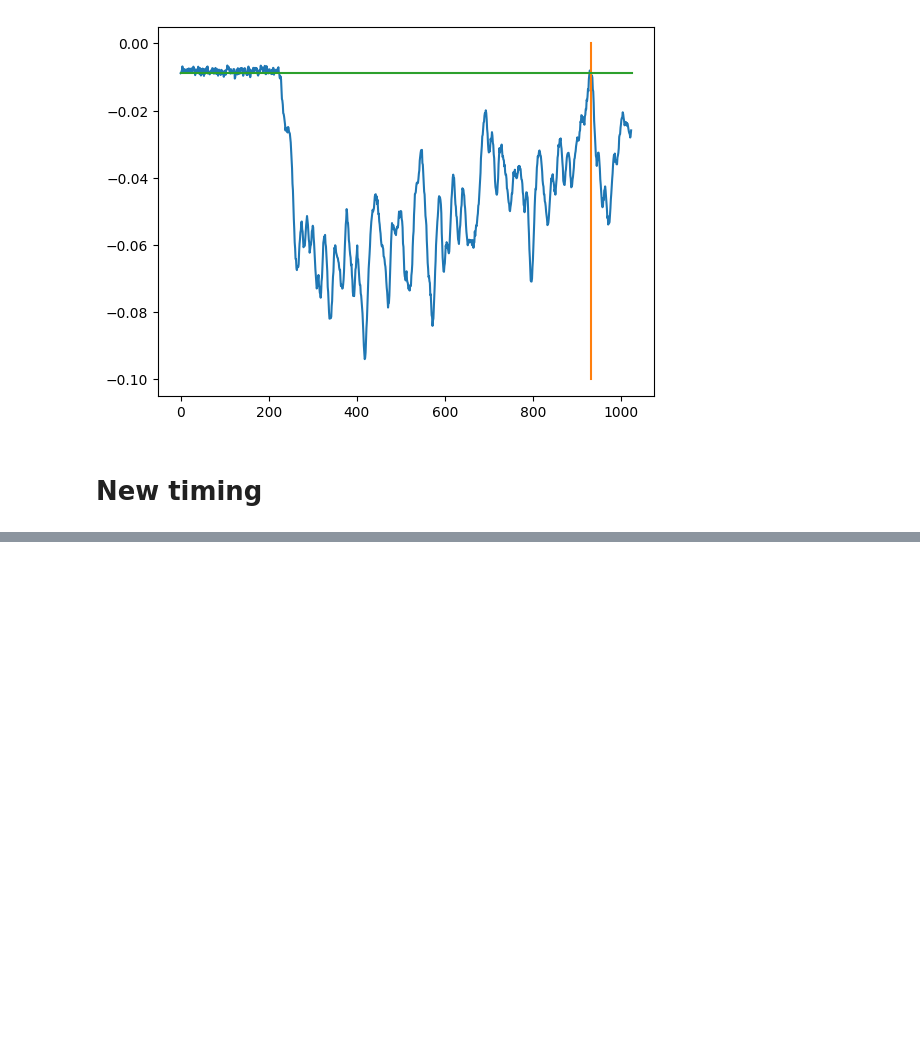
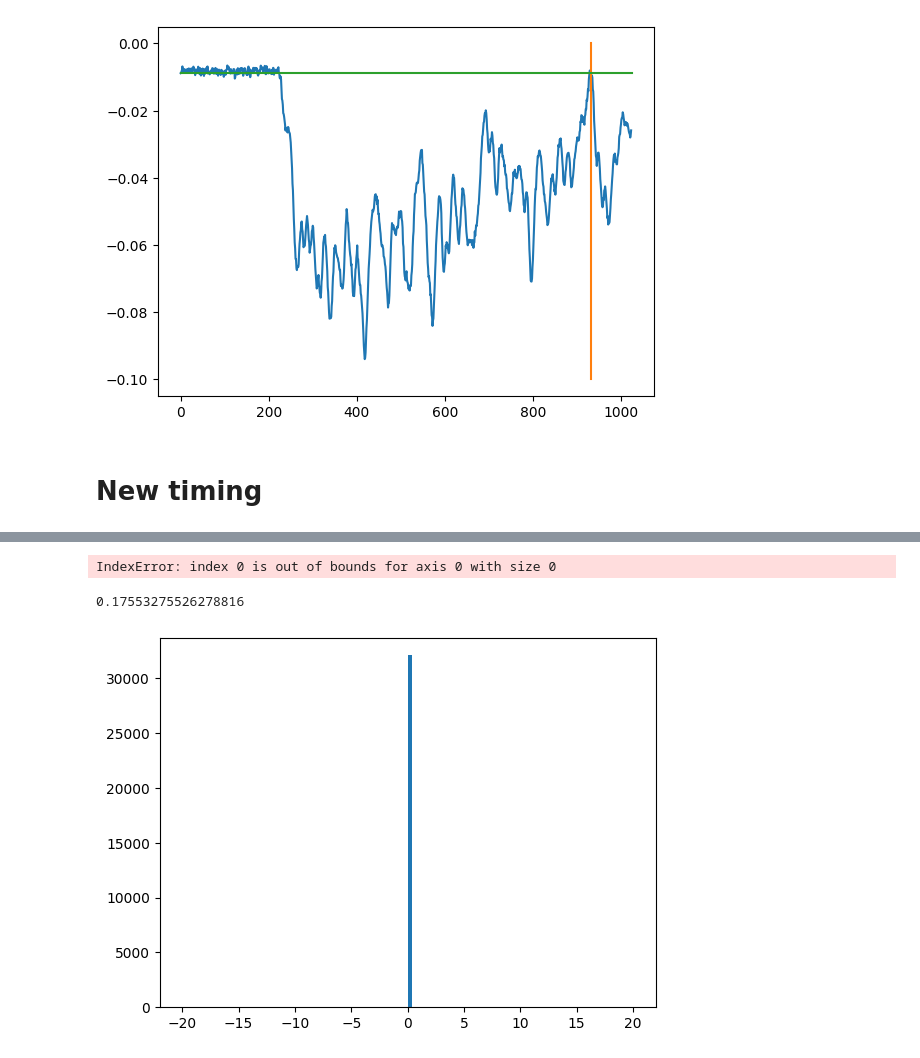
Before and after one commit to 0-DvD-0/Sfera, a Jupyter notebook: Jupyter/timing_waveforms_v2.ipynb, the cells around one changed output, grey strips where cells are left out. Drawn from its saved outputs; the diff is of its cells as text; code cells hidden in the pictures; blank space fills up the shorter version.

```diff
--- a/Jupyter/timing_waveforms_v2.ipynb
+++ b/Jupyter/timing_waveforms_v2.ipynb
@@ -609,0 +659,15 @@ plt.plot([0, 1024], [-0.0079 - 0.001] * 2)
+# %%
+ledges1 = np.zeros(new_wf_1.shape[0])
+ledges2 = np.zeros(new_wf_2.shape[0])
+
+for evt in range(new_wf_1.shape[0]):
+    ledges1[evt] = np.where(np.diff(np.sign(new_wf_1[evt] - threshold)))[0][0]
+    ledges2[evt] = np.where(np.diff(np.sign(new_wf_2[evt] - threshold)))[0][0]
+# %% [output]
+IndexError: index 0 is out of bounds for axis 0 with size 0
+# %%
+_ = plt.hist((ledges2 - ledges1) * 0.312, bins= 100, range = [-20, 20])
+np.std((ledges2 - ledges1) * 0.312)
+# %% [output]
+0.17553275526278816
+[figure, added]
```
Also changed, not shown: parts of 10 cells of this notebook.
